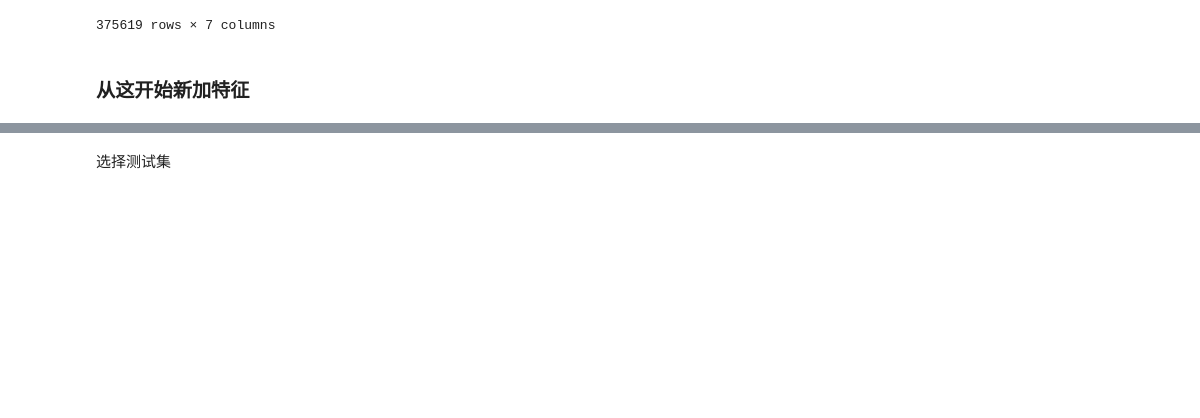
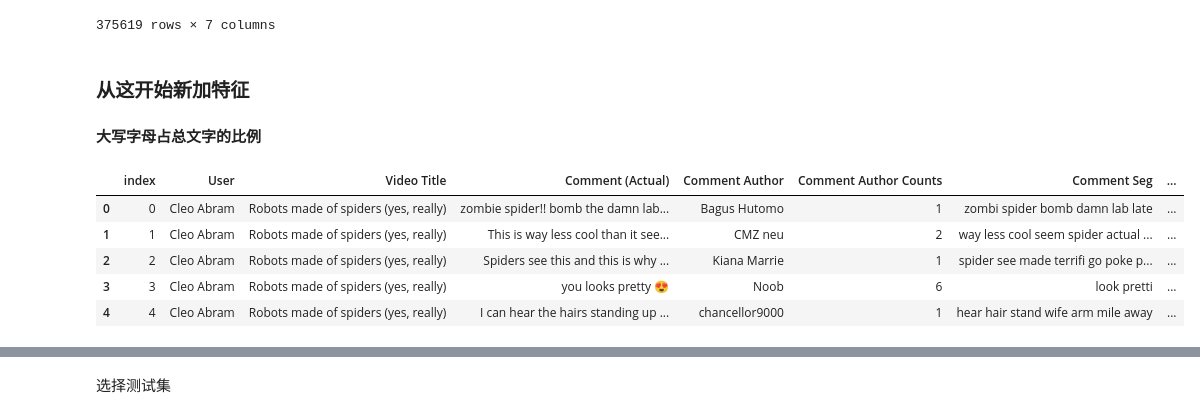
Before and after one commit to Blackteaxx/PythonDataAnalyze, a Jupyter notebook: PCA&Clustered/test.ipynb, the cells around one changed output, grey strips where cells are left out. Drawn from its saved outputs; the diff is of its cells as text; code cells hidden in the pictures; blank space fills up the shorter version.

```diff
--- a/PCA&Clustered/test.ipynb
+++ b/PCA&Clustered/test.ipynb
@@ -126,3 +129,23 @@ df
 375619 rows × 7 columns
 # %% [markdown]
 ### 从这开始新加特征
+#### 大写字母占总文字的比例
+# %%
+# 实现计算大写字母占总文字的比例
+def countCapitalLetterRatio(text):
+    lowerLetterList = [chr(i) for i in range(97,123)]
+    capitalLetterList = [chr(i) for i in range(65,91)]
+    lowerLetterNum = len([i for i in text if i in lowerLetterList])
+    capitalLetterNum = len([i for i in text if i in capitalLetterList])
+    if capitalLetterNum+lowerLetterNum==0:
+        return 0
+    return "{:.3f}".format(capitalLetterNum/(capitalLetterNum+lowerLetterNum))
+df["CapitalLetterRatio"] = df["Comment (Actual)"].apply(countCapitalLetterRatio)
+df.head()
+# %% [output]
+|  | index | User | Video Title | Comment (Actual) | Comment Author | Comment Author Counts | Comment Seg | ... |
+| 0 | 0 | Cleo Abram | Robots made of spiders (yes, really) | zombie spider!! bomb the damn lab... | Bagus Hutomo | 1 | zombi spider bomb damn lab late | ... |
+| 1 | 1 | Cleo Abram | Robots made of spiders (yes, really) | This is way less cool than it see... | CMZ neu | 2 | way less cool seem spider actual ... | ... |
+| 2 | 2 | Cleo Abram | Robots made of spiders (yes, really) | Spiders see this and this is why ... | Kiana Marrie | 1 | spider see made terrifi go poke p... | ... |
+| 3 | 3 | Cleo Abram | Robots made of spiders (yes, really) | you looks pretty 😍 | Noob | 6 | look pretti | ... |
+| 4 | 4 | Cleo Abram | Robots made of spiders (yes, really) | I can hear the hairs standing up ... | chancellor9000 | 1 | hear hair stand wife arm mile away | ... |
```
Also changed, not shown: parts of 10 cells of this notebook, 1 other file.
